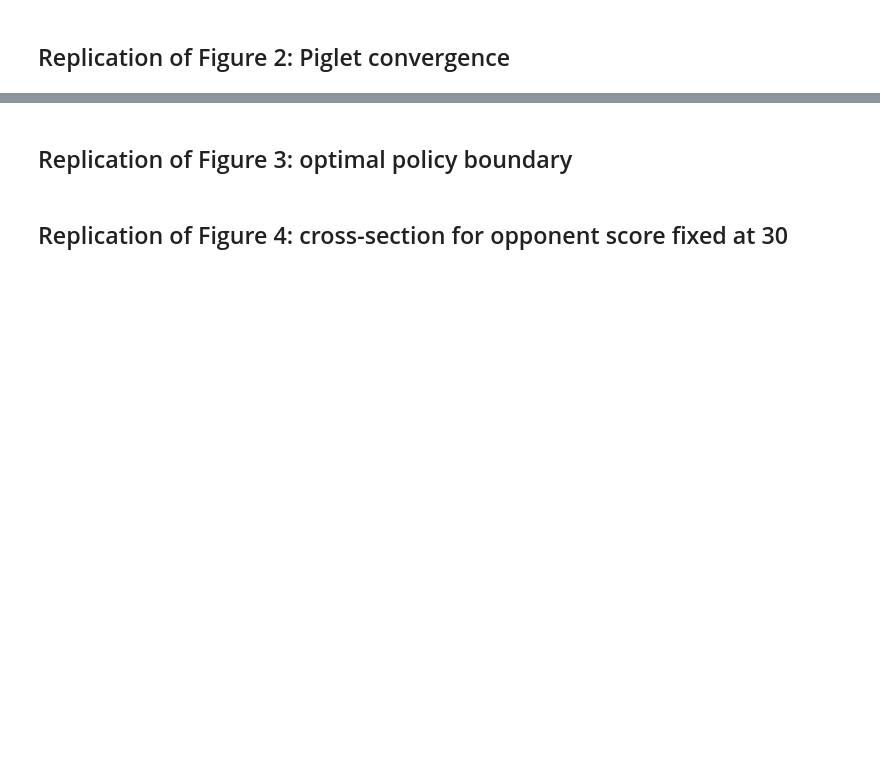
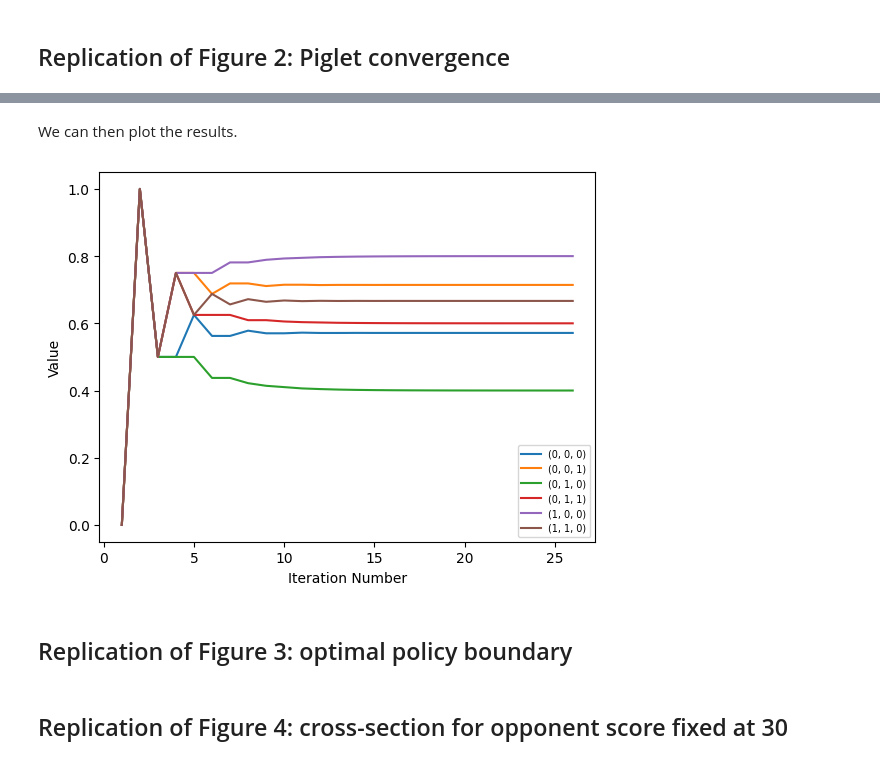
Before and after one commit to jguntrip42/pig_review_repo, a Jupyter notebook: main_results.ipynb, the cells around one changed output, grey strips where cells are left out. Cells and saved outputs as stored; diff of their text form; code cells hidden in the pictures; blank space fills up the shorter version.

```diff
--- a/main_results.ipynb
+++ b/main_results.ipynb
@@ -10,0 +55,3 @@ from pig_vi import *
+# %%
+new_policy,val_map_0,val_dict_0 = piglet_val_iteration(piglet_states,piglet_actions,P_piglet,R_piglet,target,0.00001)
+val_map_0
@@ -11,3 +70,22 @@ from pig_vi import *
+# %% [markdown]
+We can then plot the results.
+# %%
+import matplotlib.pyplot as plt
+
+iteration_nums = [i for i in range(1,27,1)]
+
+
+fig, ax_1 = plt.subplots()
+
+for i in range(0,6):
+    ax_1.plot(iteration_nums,val_dict_0[piglet_states[i]],label=str(piglet_states[i]))
+
+plt.xlabel("Iteration Number")
+plt.ylabel("Value")
+plt.legend(loc="lower right",fontsize="x-small")
+plt.show()
+# %% [output]
+[figure, added]
 # %% [markdown]
 ## Replication of Figure 3: optimal policy boundary
 # %% [markdown]
```
Also changed, not shown: parts of 8 cells of this notebook.
